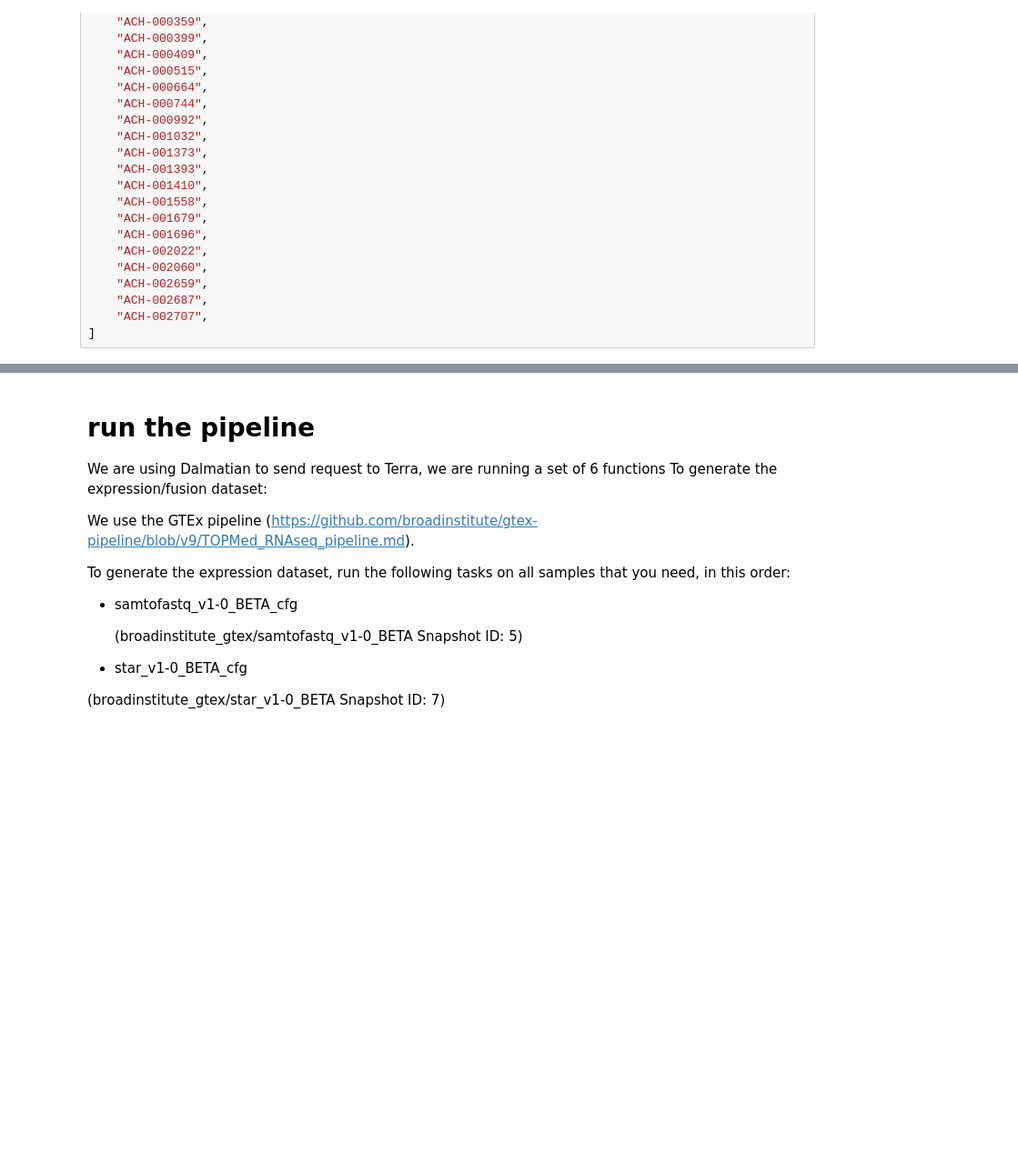
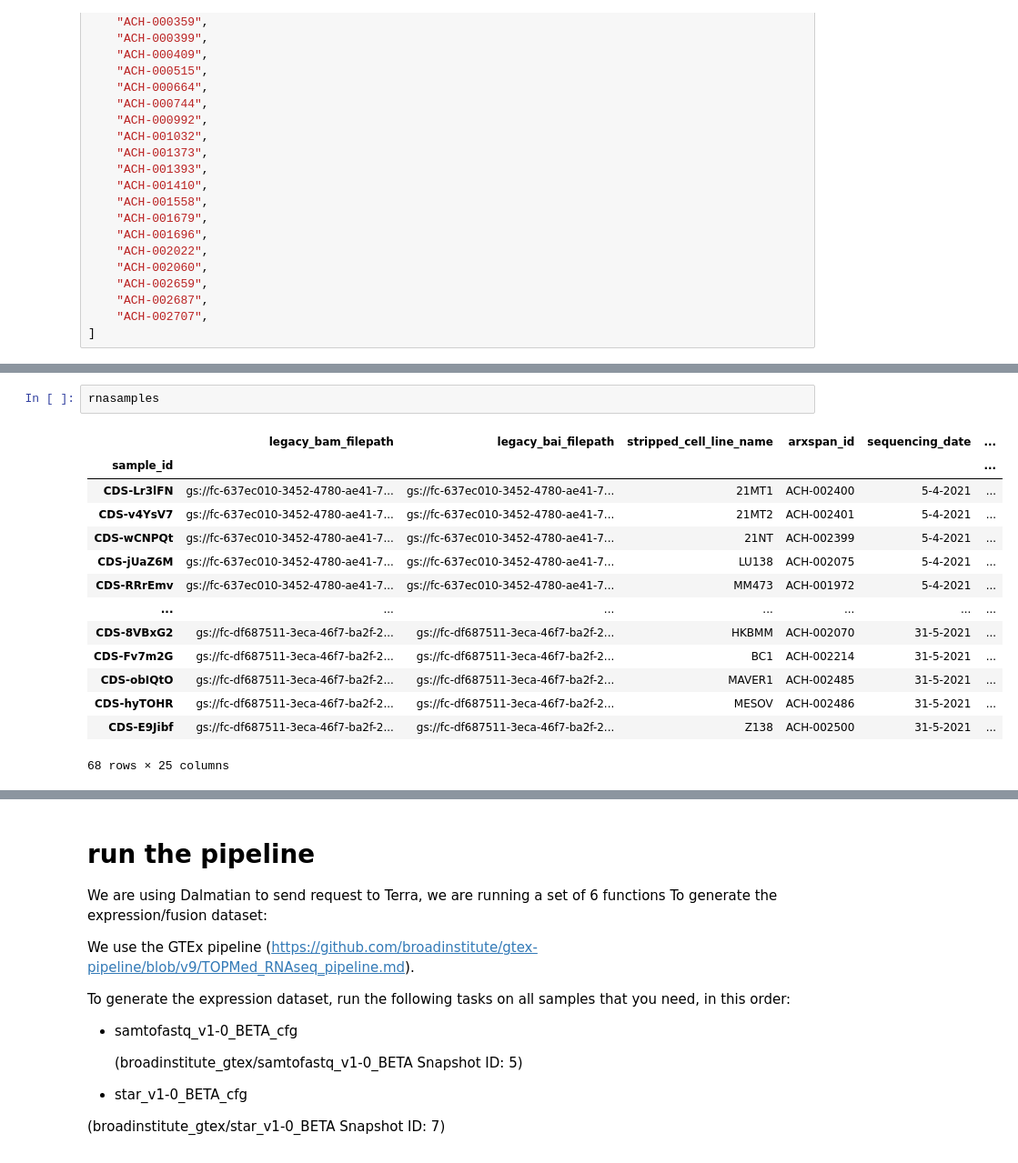
Before and after one commit to broadinstitute/depmap_omics, a Jupyter notebook: RNA_CCLE.ipynb, the cells around one changed output, grey strips where cells are left out. Shown at 91% size. Drawn from its saved outputs; the diff is of its cells as text; blank space fills up the shorter version.

```diff
--- a/RNA_CCLE.ipynb
+++ b/RNA_CCLE.ipynb
@@ -1214,0 +1269,17 @@ if isCCLE:
+# %%
+rnasamples
+# %% [output]
+|  | legacy_bam_filepath | legacy_bai_filepath | stripped_cell_line_name | arxspan_id | sequencing_date | ... |
+| sample_id |  |  |  |  |  | ... |
+| CDS-Lr3lFN | gs://fc-637ec010-3452-4780-ae41-7... | gs://fc-637ec010-3452-4780-ae41-7... | 21MT1 | ACH-002400 | 5-4-2021 | ... |
+| CDS-v4YsV7 | gs://fc-637ec010-3452-4780-ae41-7... | gs://fc-637ec010-3452-4780-ae41-7... | 21MT2 | ACH-002401 | 5-4-2021 | ... |
+| CDS-wCNPQt | gs://fc-637ec010-3452-4780-ae41-7... | gs://fc-637ec010-3452-4780-ae41-7... | 21NT | ACH-002399 | 5-4-2021 | ... |
+| CDS-jUaZ6M | gs://fc-637ec010-3452-4780-ae41-7... | gs://fc-637ec010-3452-4780-ae41-7... | LU138 | ACH-002075 | 5-4-2021 | ... |
+| CDS-RRrEmv | gs://fc-637ec010-3452-4780-ae41-7... | gs://fc-637ec010-3452-4780-ae41-7... | MM473 | ACH-001972 | 5-4-2021 | ... |
+| ... | ... | ... | ... | ... | ... | ... |
+| CDS-8VBxG2 | gs://fc-df687511-3eca-46f7-ba2f-2... | gs://fc-df687511-3eca-46f7-ba2f-2... | HKBMM | ACH-002070 | 31-5-2021 | ... |
+| CDS-Fv7m2G | gs://fc-df687511-3eca-46f7-ba2f-2... | gs://fc-df687511-3eca-46f7-ba2f-2... | BC1 | ACH-002214 | 31-5-2021 | ... |
+| CDS-obIQtO | gs://fc-df687511-3eca-46f7-ba2f-2... | gs://fc-df687511-3eca-46f7-ba2f-2... | MAVER1 | ACH-002485 | 31-5-2021 | ... |
+| CDS-hyTOHR | gs://fc-df687511-3eca-46f7-ba2f-2... | gs://fc-df687511-3eca-46f7-ba2f-2... | MESOV | ACH-002486 | 31-5-2021 | ... |
+| CDS-E9Jibf | gs://fc-df687511-3eca-46f7-ba2f-2... | gs://fc-df687511-3eca-46f7-ba2f-2... | Z138 | ACH-002500 | 31-5-2021 | ... |
+68 rows × 25 columns
```
Also changed, not shown: parts of 11 cells of this notebook, 6 other files.
